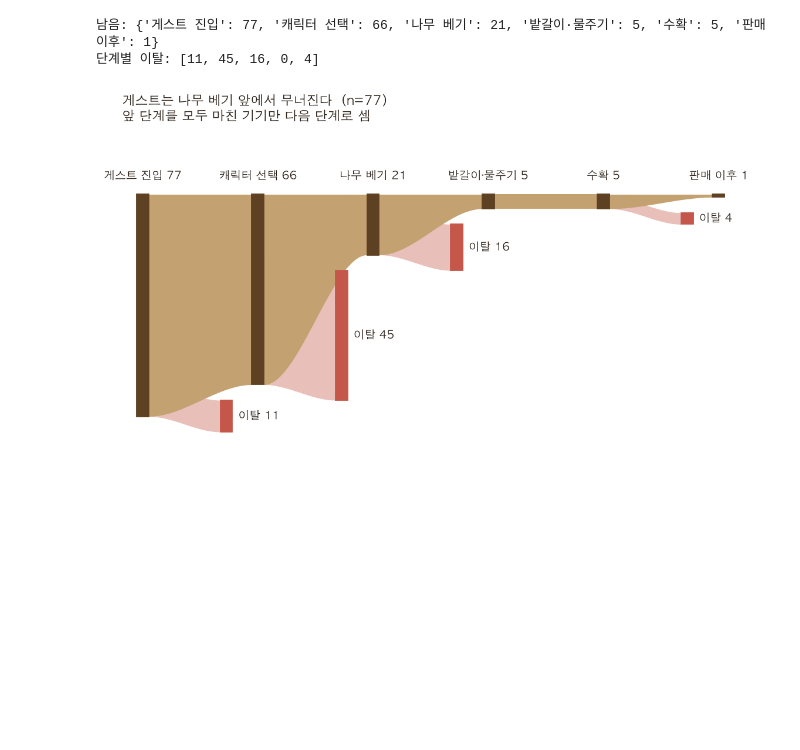
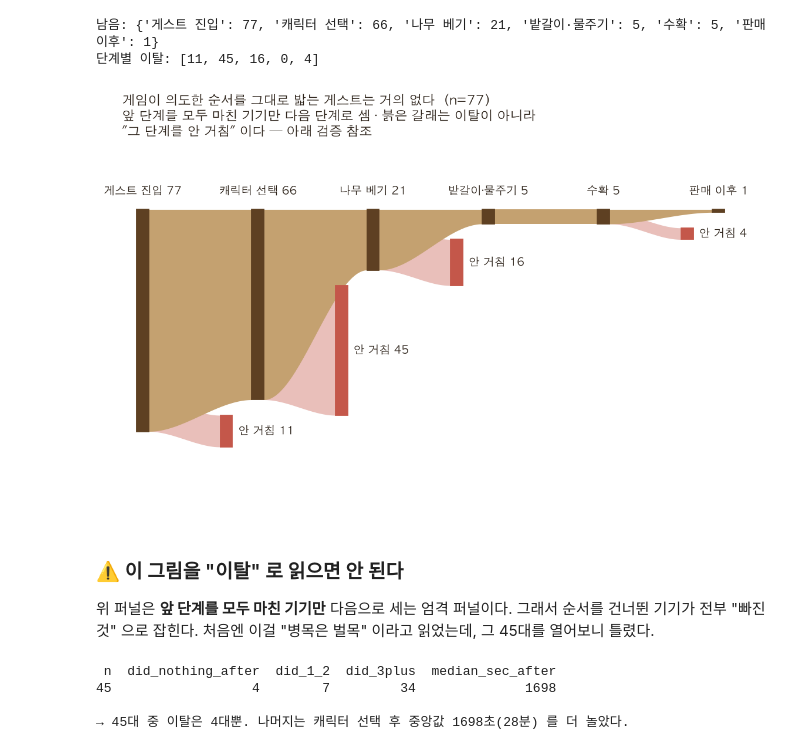
Before and after one commit to UICHEOL-HWANG/calm_forest, a Jupyter notebook: ml/notebooks/03_guest_conversion.ipynb, the cells around one changed output. Saved outputs shown, nothing was run; the diff lists cells and outputs as text; code cells hidden in the pictures; blank space fills up the shorter version.

```diff
--- a/ml/notebooks/03_guest_conversion.ipynb
+++ b/ml/notebooks/03_guest_conversion.ipynb
@@ -959,45 +959,99 @@ import matplotlib.patches as mp
 
 BAR  = R.RAMP[4]                    # 노드 — 곰 갈색 램프 최암부
 FLOW = R.RAMP[0]                    # 본류 — 밝은 탄색
-DROP = R.PALETTE[0]                 # 이탈 블록 — 테라코타
-RIBB = R.tint(R.PALETTE[0], 0.62)   # 이탈 리본 — 같은 색의 연한 톤
+DROP = R.PALETTE[0]                 # 이탈 아님 — "이 단계를 안 거침" 블록
+RIBB = R.tint(R.PALETTE[0], 0.62)   # 같은 색의 연한 톤
 
 N = remain[0]
-fig, ax = R.new("게스트는 나무 베기 앞에서 무너진다", n=N,
-                sub="앞 단계를 모두 마친 기기만 다음 단계로 셈",
+fig, ax = R.new("게임이 의도한 순서를 그대로 밟는 게스트는 거의 없다", n=N,
+                sub="앞 단계를 모두 마친 기기만 다음 단계로 셈 · 붉은 갈래는 이탈이 아니라\n"
+                    "\"그 단계를 안 거침\" 이다 — 아래 검증 참조",
                 figsize=(10.8, 6.2))
 
 def band(x0, x1, ya0, ya1, yb0, yb1, color, z):
     """양 끝 두께를 유지하며 잇는 리본. 두께가 곧 기기 수다."""
     t = np.linspace(0, 1, 140)
     s = 3*t**2 - 2*t**3
     ax.fill_between(x0 + (x1-x0)*t, ya0 + (ya1-ya0)*s, yb0 + (yb1-yb0)*s,
                     color=color, lw=0, zorder=z)
 
 DX, W, BW = 1.6, 0.17, 0.17
-OFF = 0.07 * N                      # 이탈 블록을 본류 바로 아래에 붙이는 간격
+OFF = 0.07 * N                      # 갈래 블록을 본류 바로 아래에 붙이는 간격
 
 for i, (lab, v) in enumerate(zip(labels, remain)):
     x = i * DX
     ax.add_patch(mp.Rectangle((x, -v), W, max(v, 1.0), color=BAR, zorder=6))
     ax.text(x + W/2, 4, f"{lab} {v}", ha="center", va="bottom",
             fontsize=10.5, color=R.INK)
 
 for i, c in enumerate(churn):
     x0 = i * DX + W
     band(x0, (i+1)*DX, 0, 0, -remain[i], -remain[i+1], FLOW, 4)   # 이어지는 흐름
     if not c:
         continue
     bx, top = x0 + DX*0.62, -remain[i+1] - OFF
-    band(x0, bx, -remain[i+1], top, -remain[i], top - c, RIBB, 2)  # 멈춘 갈래
+    band(x0, bx, -remain[i+1], top, -remain[i], top - c, RIBB, 2)  # 안 거친 갈래
     ax.add_patch(mp.Rectangle((bx, top - c), BW, c, color=DROP, zorder=6))
-    ax.text(bx + BW + 0.08, top - c/2, f"이탈 {c}", va="center",
+    ax.text(bx + BW + 0.08, top - c/2, f"안 거침 {c}", va="center",
             fontsize=10.5, color=R.INK)
 
 ax.set_xlim(-0.2, (len(remain)-1)*DX + W + 0.5)
 ax.set_ylim(-N - OFF - 22, 22)
 ax.axis("off")
 R.show(R.save(fig, ax, "g_guest_funnel_sankey", zero_base=False))
 # %% [output]
-[figure, old version]
+[figure, new version]
+# %% [markdown]
+### ⚠️ 이 그림을 "이탈" 로 읽으면 안 된다
+
+위 퍼널은 **앞 단계를 모두 마친 기기만** 다음으로 세는 엄격 퍼널이다.
+그래서 순서를 건너뛴 기기가 전부 "빠진 것" 으로 잡힌다.
+처음엔 이걸 "병목은 벌목" 이라고 읽었는데, 그 45대를 열어보니 틀렸다.
+# %%
+# 캐릭터는 골랐지만 나무는 안 벤 45대가 그 뒤에 실제로 뭘 했는지
+stuck = bq.read_sql(f"""
+WITH guests AS (
+  SELECT user_pseudo_id AS device FROM {GA4}
+  WHERE event_name='login' GROUP BY 1
+  HAVING LOGICAL_OR((SELECT value.string_value FROM UNNEST(event_params)
+                     WHERE key='method') = 'anonymous')
+     AND NOT LOGICAL_OR((SELECT value.string_value FROM UNNEST(event_params)
+                         WHERE key='method') = 'google')
+),
+ev AS (SELECT user_pseudo_id AS device, event_name,
+              TIMESTAMP_MICROS(event_timestamp) AS ts FROM {GA4}),
+flags AS (
+  SELECT g.device,
+    LOGICAL_OR(e.event_name='character_select')             AS did_char,
+    LOGICAL_OR(e.event_name IN ('chop_tree','first_chop'))  AS did_chop,
+    MIN(IF(e.event_name='character_select', e.ts, NULL))    AS char_ts,
+    MAX(e.ts)                                               AS last_ts
+  FROM guests g LEFT JOIN ev e USING (device) GROUP BY 1
+),
+sel AS (SELECT * FROM flags WHERE did_char AND NOT did_chop)
+SELECT
+  COUNT(*) AS n,
+  COUNTIF(kinds_after = 0)              AS did_nothing_after,
+  COUNTIF(kinds_after BETWEEN 1 AND 2)  AS did_1_2,
+  COUNTIF(kinds_after >= 3)             AS did_3plus,
+  APPROX_QUANTILES(sec_after, 2)[OFFSET(1)] AS median_sec_after
+FROM (
+  SELECT s.device,
+    COUNT(DISTINCT IF(e.ts > s.char_ts AND e.event_name NOT IN ({EXCLUDE})
+                      AND e.event_name NOT LIKE 'tutorial%',
+                      e.event_name, NULL))                  AS kinds_after,
+    TIMESTAMP_DIFF(s.last_ts, s.char_ts, SECOND)            AS sec_after
+  FROM sel s JOIN ev e USING (device)
+  GROUP BY s.device, s.last_ts, s.char_ts
+)
+""")
+print(stuck.to_string(index=False))
+print(f"\n→ 45대 중 이탈은 {int(stuck.did_nothing_after[0])}대뿐. "
+      f"나머지는 캐릭터 선택 후 중앙값 {int(stuck.median_sec_after[0])}초"
+      f"({stuck.median_sec_after[0]/60:.0f}분) 를 더 놀았다.")
+# %% [output]
+ n  did_nothing_after  did_1_2  did_3plus  median_sec_after
+45                  4        7         34              1698
+
+→ 45대 중 이탈은 4대뿐. 나머지는 캐릭터 선택 후 중앙값 1698초(28분) 를 더 놀았다.
 # %% [markdown]
```
Also changed, not shown: parts of 9 cells of this notebook.
